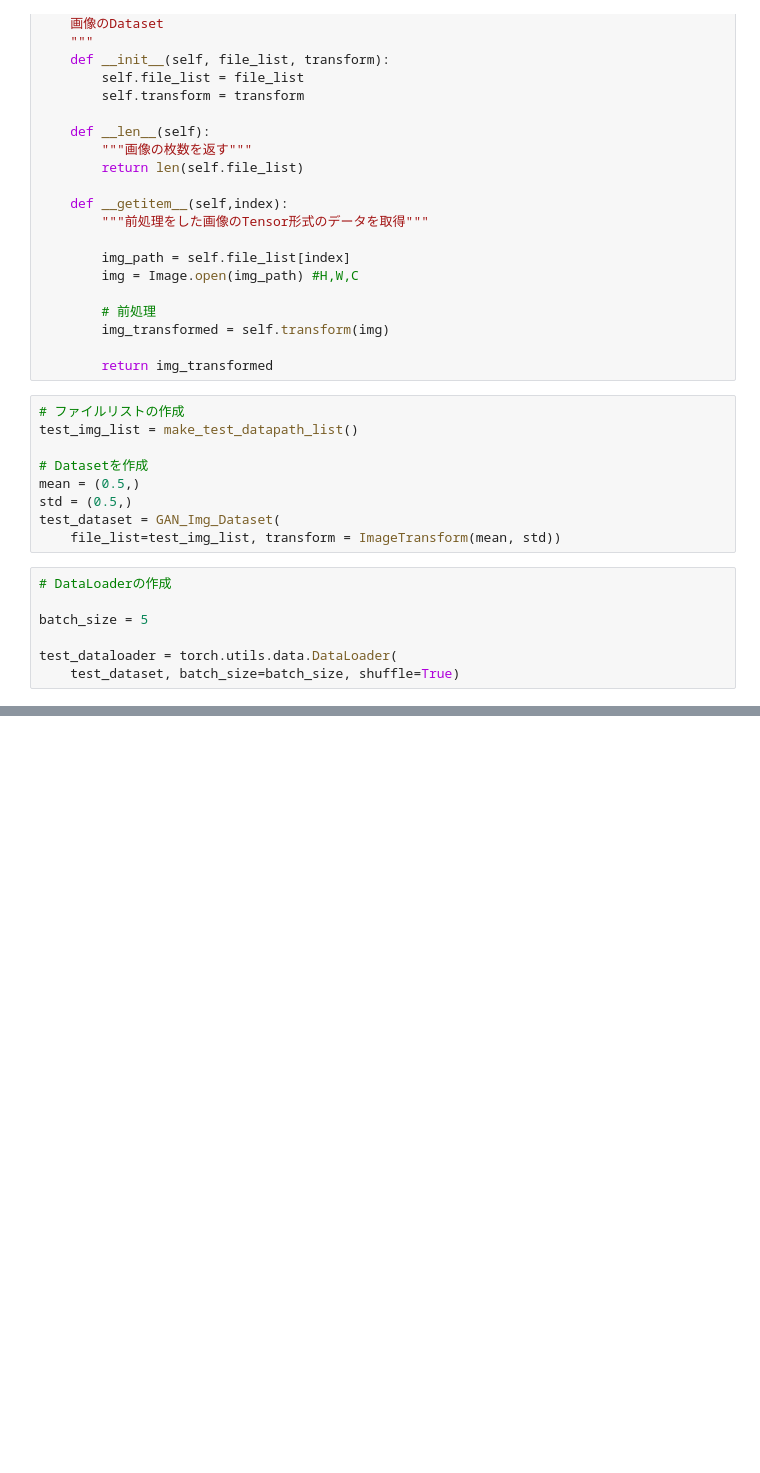
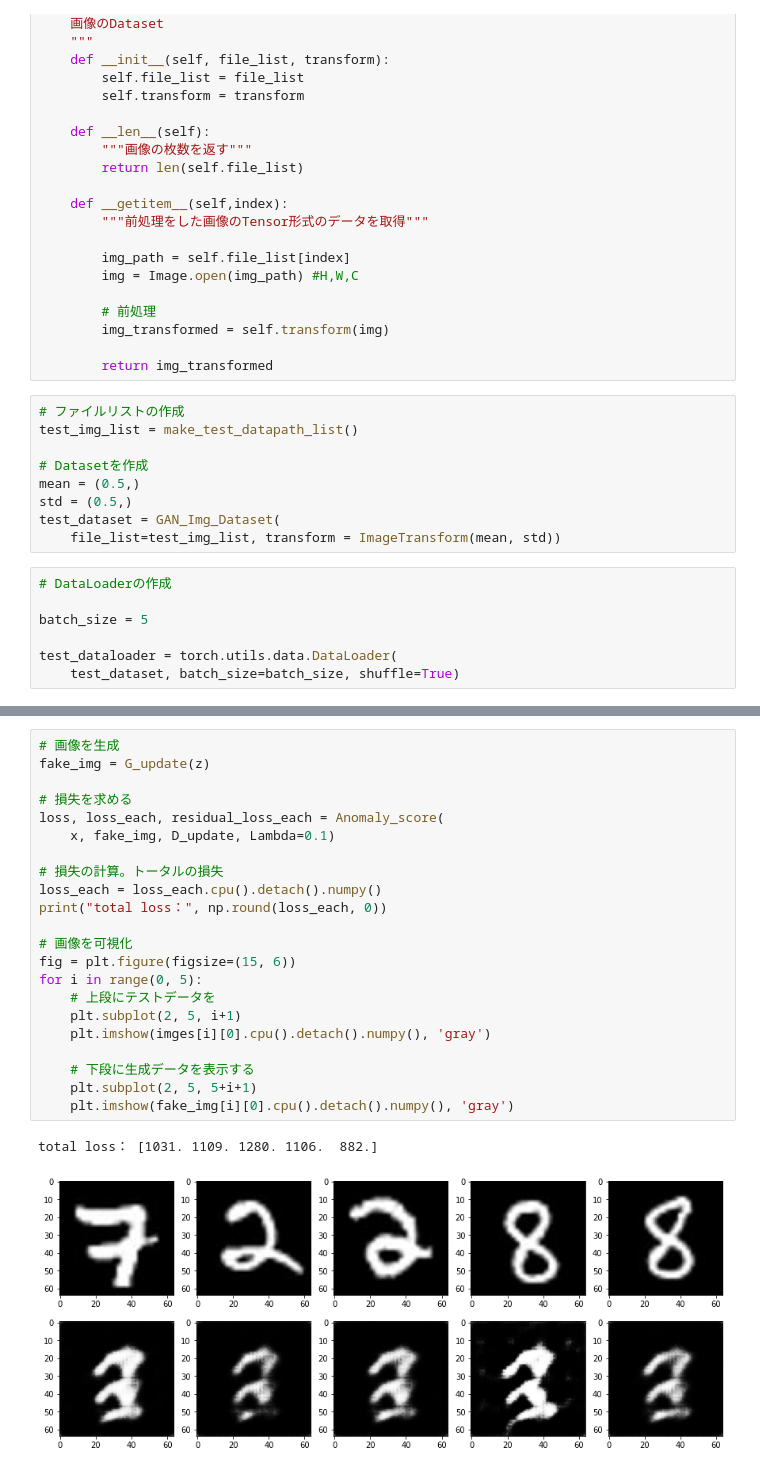
Before and after one commit to Hase-U/learn_pytorch_advanced, a Jupyter notebook: mycode/6_gan_anomaly_detection/AnoGAN.ipynb, the cells around one changed output, grey strips where cells are left out. Cells and saved outputs as stored; diff of their text form; blank space fills up the shorter version.

```diff
--- a/mycode/6_gan_anomaly_detection/AnoGAN.ipynb
+++ b/mycode/6_gan_anomaly_detection/AnoGAN.ipynb
@@ -326,0 +369,25 @@ x = to(device)
+# %%
+# 画像を生成
+fake_img = G_update(z)
+
+# 損失を求める
+loss, loss_each, residual_loss_each = Anomaly_score(
+    x, fake_img, D_update, Lambda=0.1)
+
+# 損失の計算。トータルの損失
+loss_each = loss_each.cpu().detach().numpy()
+print("total loss：", np.round(loss_each, 0))
+
+# 画像を可視化
+fig = plt.figure(figsize=(15, 6))
+for i in range(0, 5):
+    # 上段にテストデータを
+    plt.subplot(2, 5, i+1)
+    plt.imshow(imges[i][0].cpu().detach().numpy(), 'gray')
+
+    # 下段に生成データを表示する
+    plt.subplot(2, 5, 5+i+1)
+    plt.imshow(fake_img[i][0].cpu().detach().numpy(), 'gray')
+# %% [output]
+total loss： [1031. 1109. 1280. 1106.  882.]
+[figure, added]
```
Also changed, not shown: parts of 8 cells of this notebook, 1 other file.
